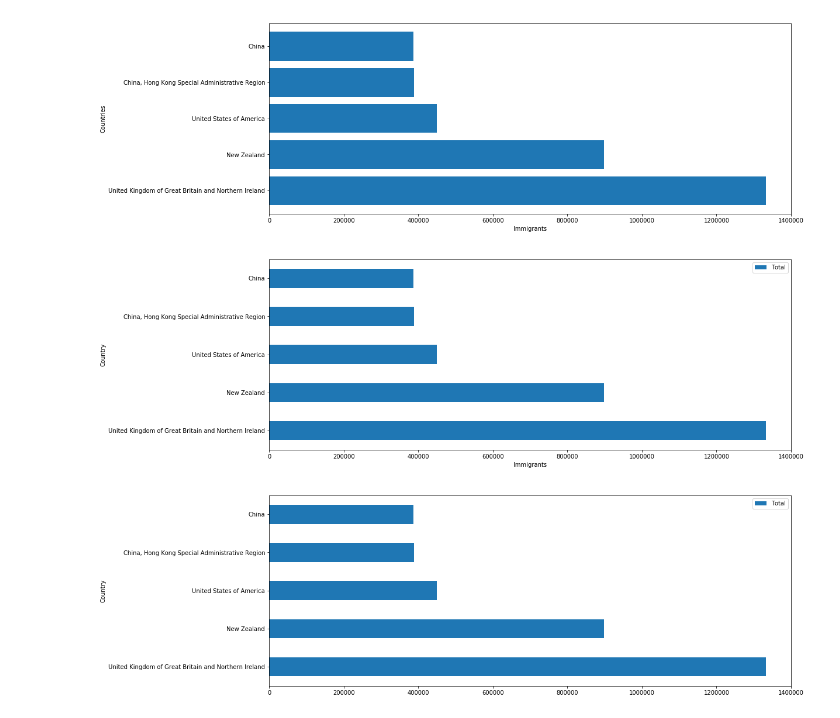
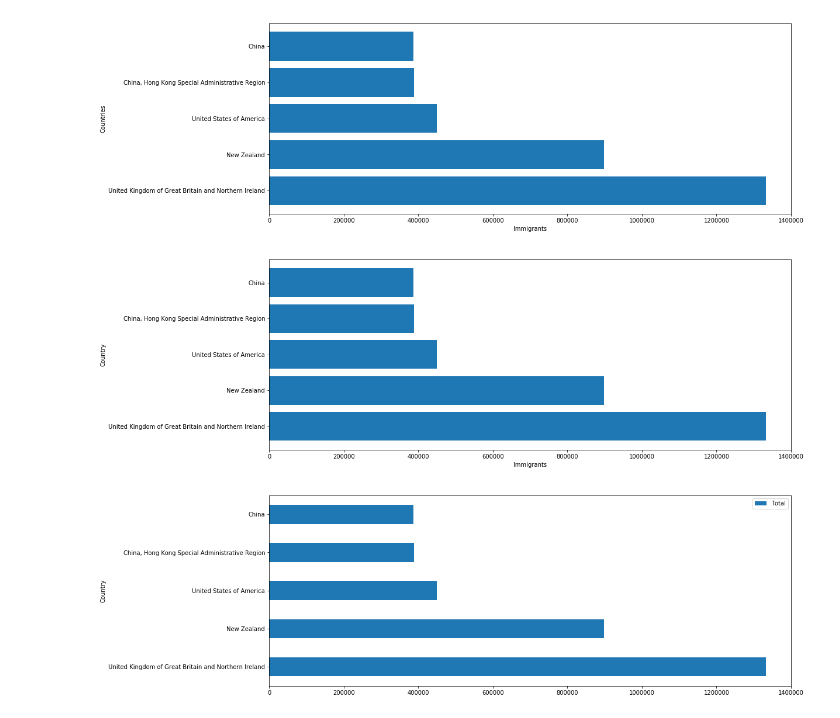
Before and after one commit to leangaurav/weekday2019_09_05, a Jupyter notebook: Assignments/Megha/AustraliaImmigrantsMatplotlib.ipynb, the cells around one changed output. Cells and saved outputs as stored; diff of their text form; code cells hidden in the pictures.

```diff
--- a/Assignments/Megha/AustraliaImmigrantsMatplotlib.ipynb
+++ b/Assignments/Megha/AustraliaImmigrantsMatplotlib.ipynb
@@ -20,9 +21,9 @@ df.drop(columns = 'Unnamed: 0' , inplace = True)
 #Countries are unique here
 
 #Using matplot
-top_im = df.nlargest(5, 'Total')
+top_im = df.groupby('Country').Total.sum().nlargest(5)
 plt.figure(figsize = (16,6))
-plt.barh(top_im.Country,  top_im.Total)
+plt.barh(top_im.index,  top_im.values)
 plt.ylabel('Countries')
 plt.xlabel('Immigrants')
 #How to customize the overlapping over xaxis of country name?
@@ -32,11 +33,11 @@ plt.show()
 # %%
 # #Using pandas
 
-top_im[['Country', 'Total']].set_index('Country').plot(kind = 'barh', figsize = (16,6))
+top_im.plot(kind = 'barh', figsize = (16,6), width = 0.8)
 plt.xlabel('Immigrants')
 plt.show()
 # %% [output]
-[figure, old version]
+[figure, new version]
 # %%
 #Using pivot
 
```
Also changed, not shown: parts of 5 cells of this notebook, 2 other files.
